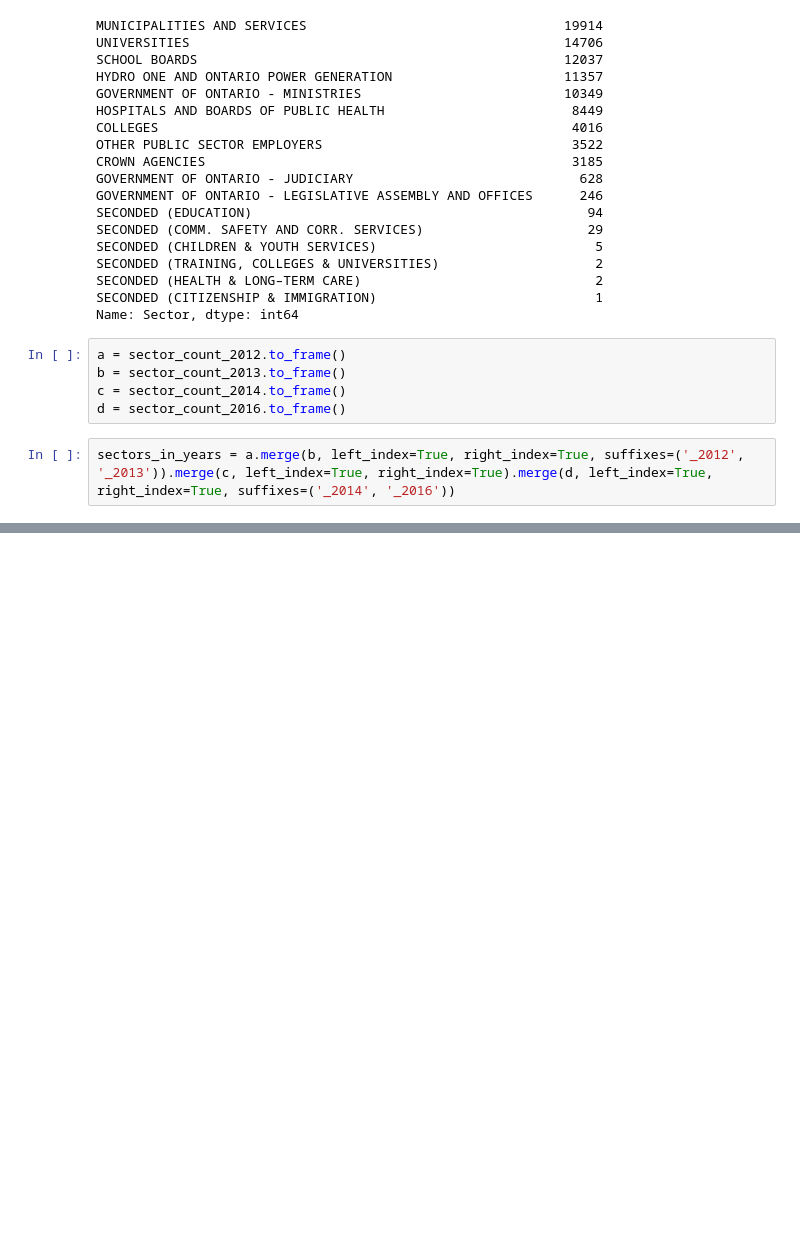
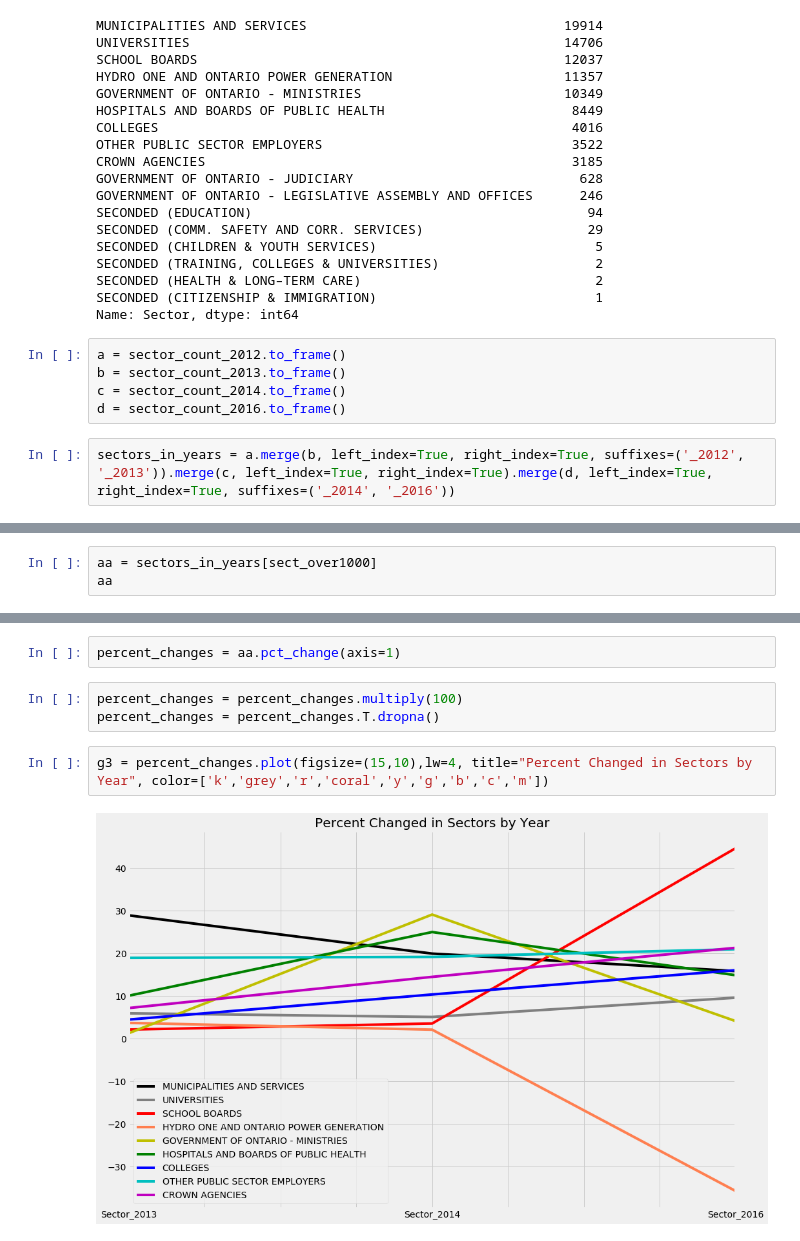
Before and after one commit to StanleyTYLau/Sunshine_List, a Jupyter notebook: Ontario Sunshine List.ipynb, the cells around one changed output, grey strips where cells are left out. Saved outputs shown, nothing was run; the diff lists cells and outputs as text; blank space fills up the shorter version.

```diff
--- a/Ontario Sunshine List.ipynb
+++ b/Ontario Sunshine List.ipynb
@@ -327,0 +314,3 @@ sectors_in_years.apply(lambda row: row>1000)
+# %%
+aa = sectors_in_years[sect_over1000]
+aa
@@ -327,0 +344,9 @@ sectors_in_years.apply(lambda row: row>1000)
+# %%
+percent_changes = aa.pct_change(axis=1)
+# %%
+percent_changes = percent_changes.multiply(100)
+percent_changes = percent_changes.T.dropna()
+# %%
+g3 = percent_changes.plot(figsize=(15,10),lw=4, title="Percent Changed in Sectors by Year", color=['k','grey','r','coral','y','g','b','c','m'])
+# %% [output]
+[figure, added]
```
Also changed, not shown: parts of 14 cells of this notebook.
